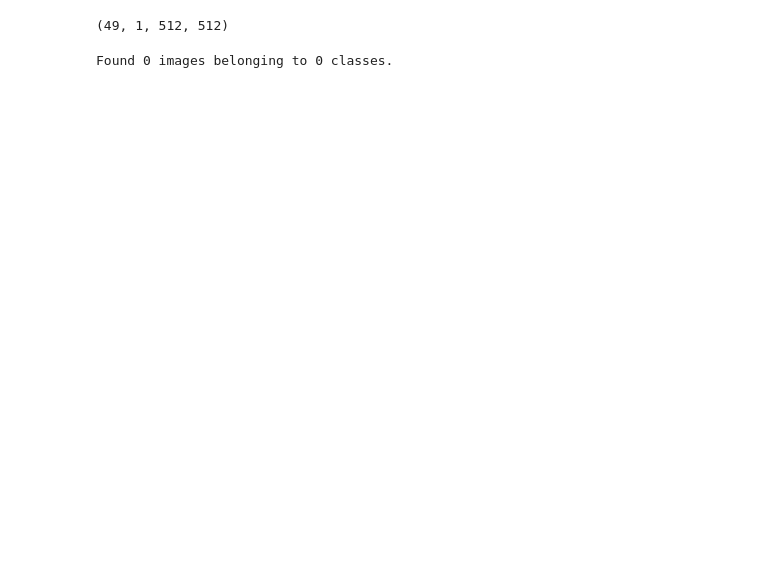
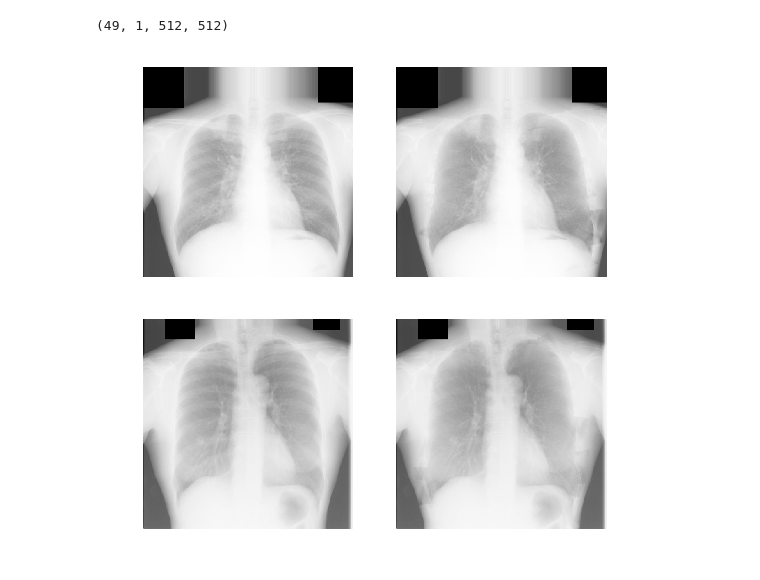
Before and after one commit to MiHess/cxr-bse, a Jupyter notebook: data_generation.ipynb, the cells around one changed output. Cells and saved outputs as stored; diff of their text form; code cells hidden in the pictures; blank space fills up the shorter version.

```diff
--- a/data_generation.ipynb
+++ b/data_generation.ipynb
@@ -77,28 +77,3 @@ X_test.shape
 y_test.shape
 # %% [output]
 (49, 1, 512, 512)
-# %%
-batch_size = 16
-
-# this is the augmentation configuration we will use for training
-train_datagen = ImageDataGenerator(
-        rescale=1./255,
-        shear_range=0.2,
-        zoom_range=0.2,
-        horizontal_flip=True)
-
-# this is the augmentation configuration we will use for testing:
-# only rescaling
-test_datagen = ImageDataGenerator(rescale=1./255)
-
-# this is a generator that will read pictures found in
-# subfolers of 'data/train', and indefinitely generate
-# batches of augmented image data
-train_generator = train_datagen.flow_from_directory(
-        jsrt_bse_path,  # this is the target directory
-        target_size=(150, 150),  # all images will be resized to 150x150
-        batch_size=batch_size,
-        color_mode="grayscale",
-        class_mode="input")  # since we use binary_crossentropy loss, we need binary labels
-# %% [output]
-Found 0 images belonging to 0 classes.
@@ -161,0 +80,46 @@ for raw_jsrt_bse_filepath in tqdm(raw_jsrt_bse_filepaths):
+# %%
+seed = 1
+batch_size=10
+
+
+# basic_datagen = ImageDataGenerator(
+#     rescale=1./255)
+
+# baseline_X_generator = basic_datagen.flow(
+#     X_train,
+#     batch_size=batch_size,
+#     seed=seed)
+
+augmenting_datagen = ImageDataGenerator(
+    rescale=1./255,
+    shear_range=0.2,
+    zoom_range=0.2,
+    rotation_range=30,
+    width_shift_range=0.2,
+    height_shift_range=0.2,
+    vertical_flip=True)
+
+train_X_generator = augmenting_datagen.flow(
+    X_train,
+    batch_size=batch_size,
+    seed=seed)
+
+train_y_generator = augmenting_datagen.flow(
+    y_train,
+    batch_size=batch_size,
+    seed=seed)
+
+
+train_generator = zip(train_X_generator, train_y_generator)
+# %%
+image, image_bse = next(train_generator)
+
+examples = 2
+fig, axes = plt.subplots(examples, 2, figsize=(6, 6), sharex=True, sharey=True)
+for i in range(examples):
+    axes[i, 0].imshow(image[i][0], cmap='gray')
+    axes[i, 0].axis('off')
+    axes[i, 1].imshow(image_bse[i][0], cmap='gray')
+    axes[i, 1].axis('off')
+# %% [output]
+[figure, added]
```
Also changed, not shown: parts of 6 cells of this notebook.
